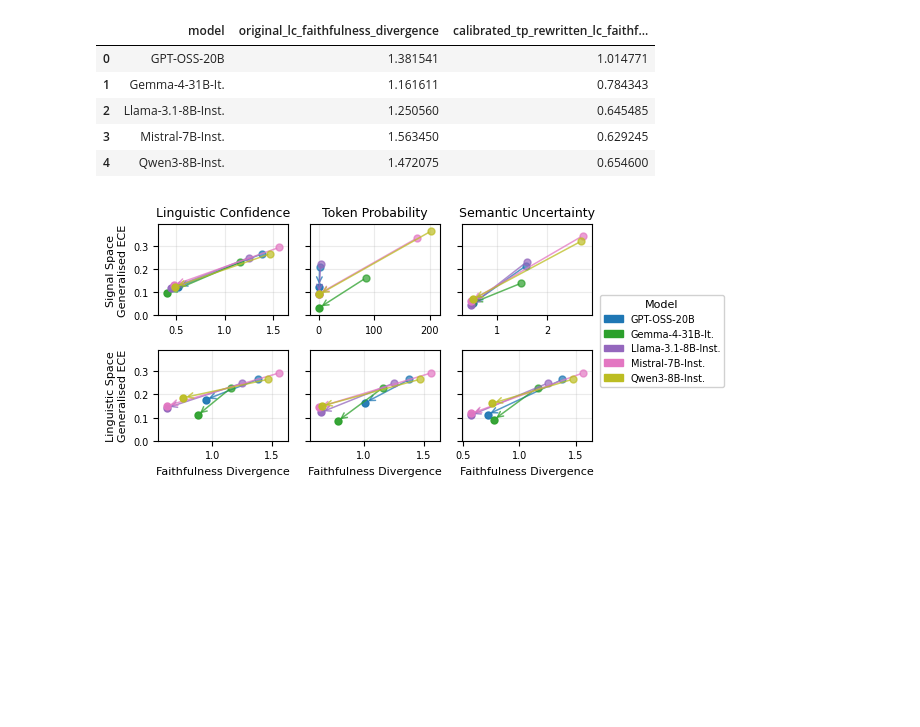
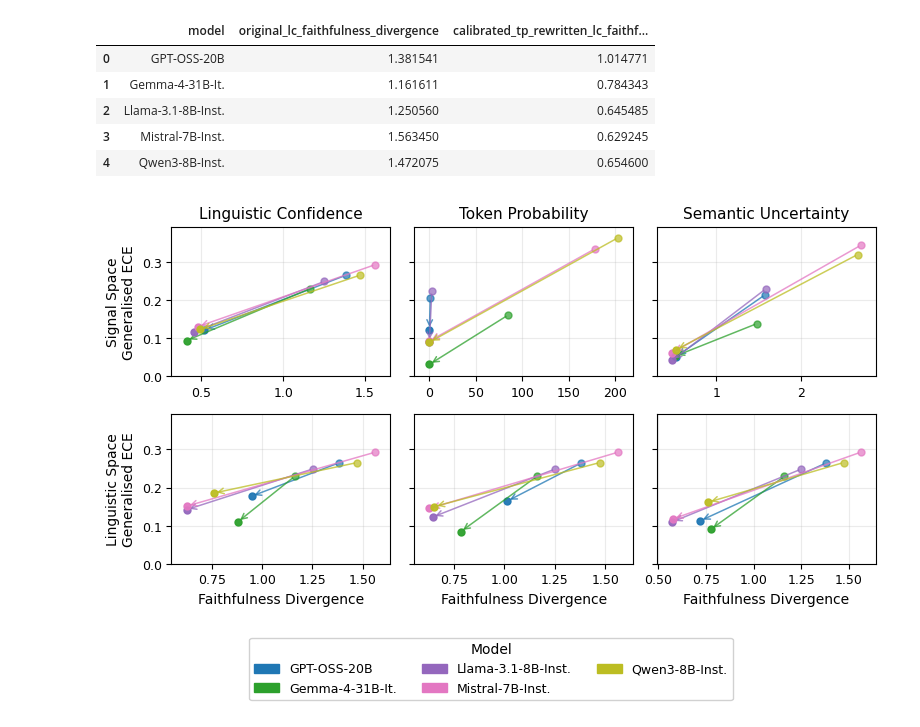
Before and after one commit to Ivan-Yeh/lm-confidence-evaluation-harness, a Jupyter notebook: paper_materials/fig_in_domain_calibration_chg.ipynb, the cells around one changed output. Cells and saved outputs as stored; diff of their text form; code cells hidden in the pictures; blank space fills up the shorter version.

```diff
--- a/paper_materials/fig_in_domain_calibration_chg.ipynb
+++ b/paper_materials/fig_in_domain_calibration_chg.ipynb
@@ -114,7 +114,13 @@ import numpy as np
 
 
 def _plot_arrow_grid(df, panel_rows, row_labels, filename):
-    fig, axes = plt.subplots(2, 3, figsize=(6, 3), sharex=False, sharey=True)
+    title_fs = 11
+    label_fs = 10
+    tick_fs = 9
+    legend_fs = 9
+    legend_title_fs = 10
+
+    fig, axes = plt.subplots(2, 3, figsize=(8, 5), sharex=False, sharey=True)
 
     models = df["model"].unique().tolist()
     cmap = plt.colormaps["tab10"]
@@ -165,34 +171,34 @@ def _plot_arrow_grid(df, panel_rows, row_labels, filename):
             ax.set_ylim(0, y_top)
 
             if r == 0:
-                ax.set_title(p["title"], fontsize=9)
+                ax.set_title(p["title"], fontsize=title_fs)
             else:
                 ax.set_title("")
 
             ax.grid(alpha=0.25, which="major")
-            ax.tick_params(labelsize=7)
+            ax.tick_params(labelsize=tick_fs)
 
             if r == 1:
-                ax.set_xlabel("Faithfulness Divergence", fontsize=8)
+                ax.set_xlabel("Faithfulness Divergence", fontsize=label_fs)
 
-    axes[0, 0].set_ylabel(f"{row_labels[0]}\nGeneralised ECE", fontsize=8)
-    axes[1, 0].set_ylabel(f"{row_labels[1]}\nGeneralised ECE", fontsize=8)
+    axes[0, 0].set_ylabel(f"{row_labels[0]}\nGeneralised ECE", fontsize=label_fs)
+    axes[1, 0].set_ylabel(f"{row_labels[1]}\nGeneralised ECE", fontsize=label_fs)
 
     handles = [mpatches.Patch(color=model_colors[m], label=m) for m in models]
     fig.legend(
         handles=handles,
         title="Model",
-        title_fontsize=8,
-        fontsize=7,
-        loc="center left",
-        ncol=1,
-        bbox_to_anchor=(0.84, 0.5),
+        title_fontsize=legend_title_fs,
+        fontsize=legend_fs,
+        loc="lower center",
+        ncol=3,
+        bbox_to_anchor=(0.5, -0.03),
         frameon=True,
         framealpha=0.9,
         edgecolor="#cccccc",
     )
 
-    fig.tight_layout(rect=[0, 0, 0.86, 1])
+    fig.tight_layout(rect=[0, 0.14, 1, 1])
     plt.savefig(filename + ".pdf", dpi=300, bbox_inches="tight")
 
 
@@ -224,31 +230,31 @@ panels_linguistic_space = [
     {
         "title": "Linguistic Confidence",
         "x_from": "original_lc_faithfulness_divergence",
         "y_from": "original_lc_generalised_ECE",
         "x_to": "calibrated_lc_rewritten_lc_faithfulness_divergence",
         "y_to": "calibrated_lc_rewritten_lc_generalised_ECE",
     },
     {
         "title": "Token Probability",
         "x_from": "original_lc_faithfulness_divergence",
         "y_from": "original_lc_generalised_ECE",
         "x_to": "calibrated_tp_rewritten_lc_faithfulness_divergence",
         "y_to": "calibrated_tp_rewritten_lc_generalised_ECE",
     },
     {
         "title": "Semantic Uncertainty",
         "x_from": "original_lc_faithfulness_divergence",
         "y_from": "original_lc_generalised_ECE",
         "x_to": "calibrated_su_rewritten_lc_faithfulness_divergence",
         "y_to": "calibrated_su_rewritten_lc_generalised_ECE",
     },
 ]
 
 _plot_arrow_grid(
     mean_df,
     [panels_signal_space, panels_linguistic_space],
     ["Signal Space", "Linguistic Space"],
     f"figs/in_domain_calibration_chg",
 )
 # %% [output]
-[figure, old version]
+[figure, new version]
```
Also changed, not shown: 15 other files.
